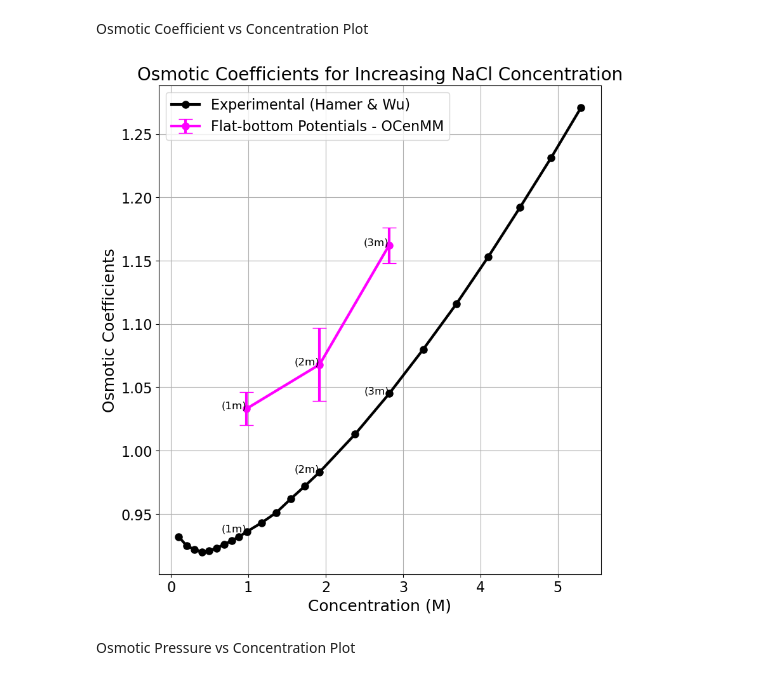
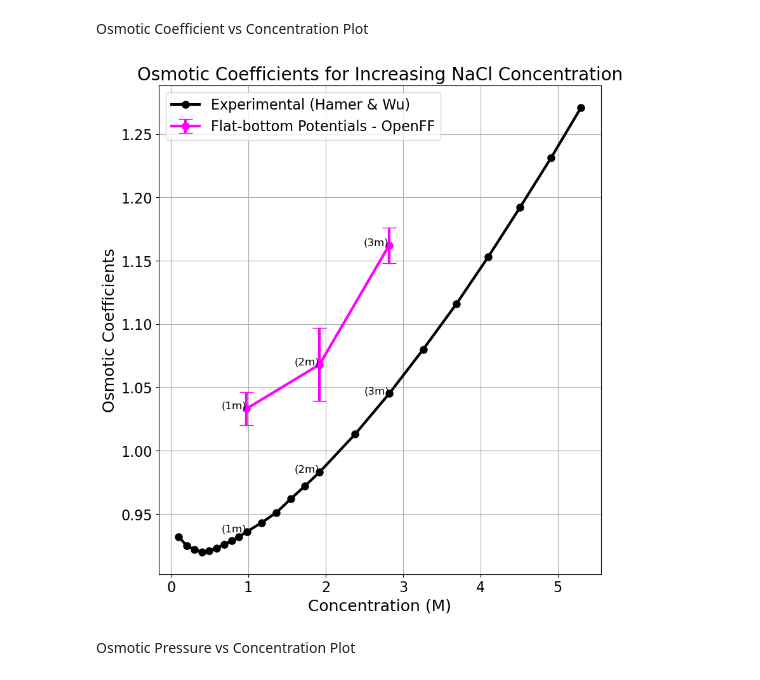
Before and after one commit to barmoral/osmotic_calculations, a Jupyter notebook: FlatBottomPotentials_analysis/FBP_analysis.ipynb, the cells around one changed output. Saved outputs shown, nothing was run; the diff lists cells and outputs as text; code cells hidden in the pictures.

```diff
--- a/FlatBottomPotentials_analysis/FBP_analysis.ipynb
+++ b/FlatBottomPotentials_analysis/FBP_analysis.ipynb
@@ -445,35 +465,35 @@ plt.figure(figsize=(9.0,10.0))
 # Experimental data
 plt.plot(exp_concs_values, yexpOC, marker='o', linestyle='-', color='black',
          label='Experimental (Hamer & Wu)', linewidth=3, markersize=8)
 
 # Flat-bottom Potentials data with error bars
 plt.errorbar(concs_values, fbp_results['OC_Values'], yerr=fbp_results['OC_Errors'],
              fmt='o', linestyle='-', color='magenta', capsize=8,
-             label='Flat-bottom Potentials - OCenMM', linewidth=3, markersize=8)
+             label='Flat-bottom Potentials - OpenFF', linewidth=3, markersize=8)
 
 # Add labels to the calculated points
 for i in range(len(concs_values)):
     x_val = concs_values[i]  # Scalar value
     y_val = fbp_results['OC_Values'][i]
     plt.text(x_val, y_val, f"({molalities[i]})", fontsize=12, ha='right')
 
 # Add labels to the specific experimental points
 special_labels = {0.98: '1m', 1.92: '2m', 2.82: '3m'}
 for i in range(len(exp_concs_values)):
     x_val = exp_concs_values[i]  # Scalar value
     y_val = yexpOC[i]
     if x_val in special_labels:  # Check if x_val is in the special_labels dictionary
         plt.text(x_val, y_val, f"({special_labels[x_val]})", fontsize=12, ha='right')
 
 plt.xlabel("Concentration (M)",fontsize=MEDIUM_SIZE)
 plt.ylabel("Osmotic Coefficients",fontsize=MEDIUM_SIZE)
 plt.title('Osmotic Coefficients for Increasing NaCl Concentration', fontsize=BIGGER_SIZE)
 plt.legend(prop={'size': 16}, loc='upper left')
 plt.grid()
 plt.savefig('ocs.png')
 plt.show()
 # %% [output]
-[figure, old version]
+[figure, new version]
 # %% [markdown]
 Osmotic Pressure vs Concentration Plot
 # %%
```
Also changed, not shown: parts of 2 cells of this notebook, 6 other files.
